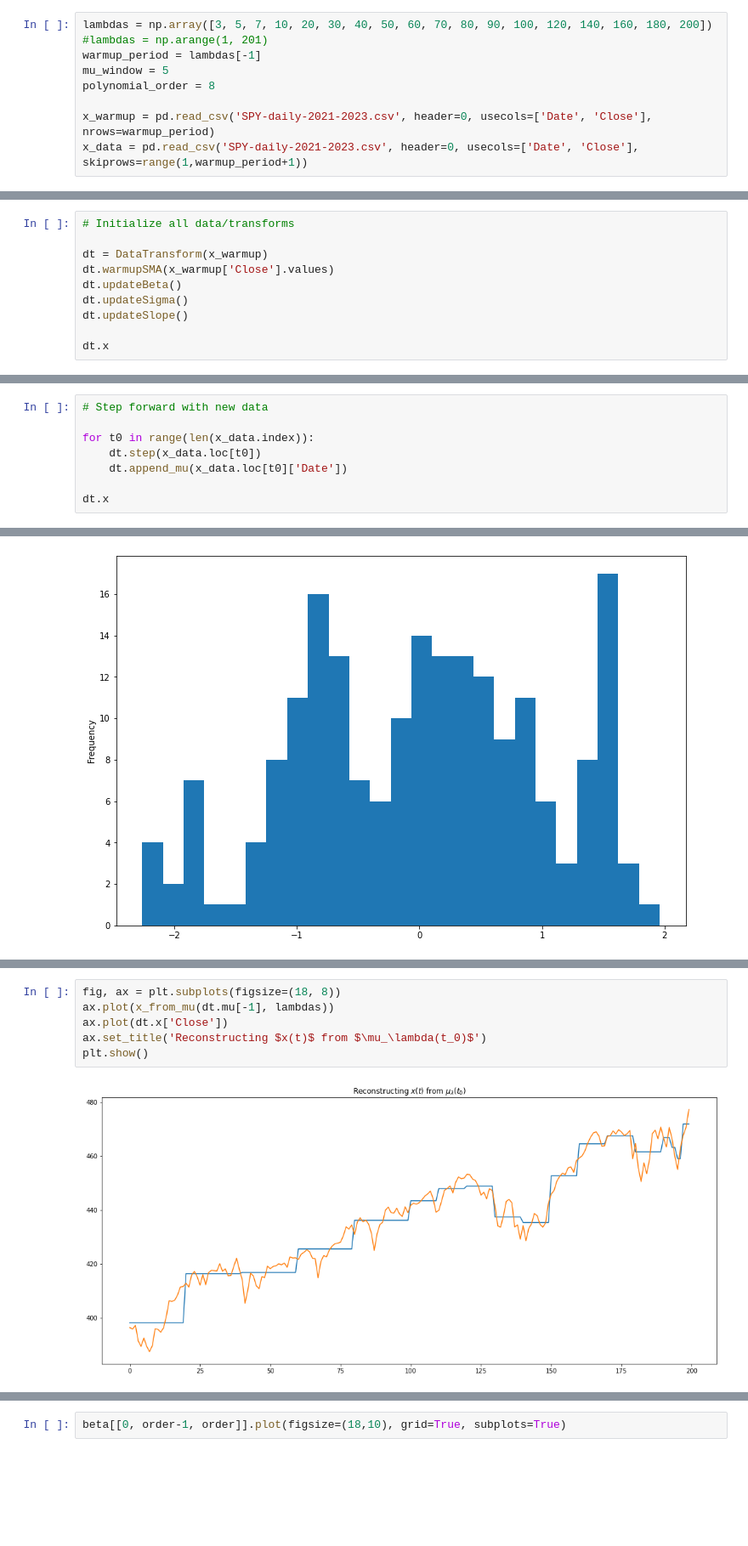
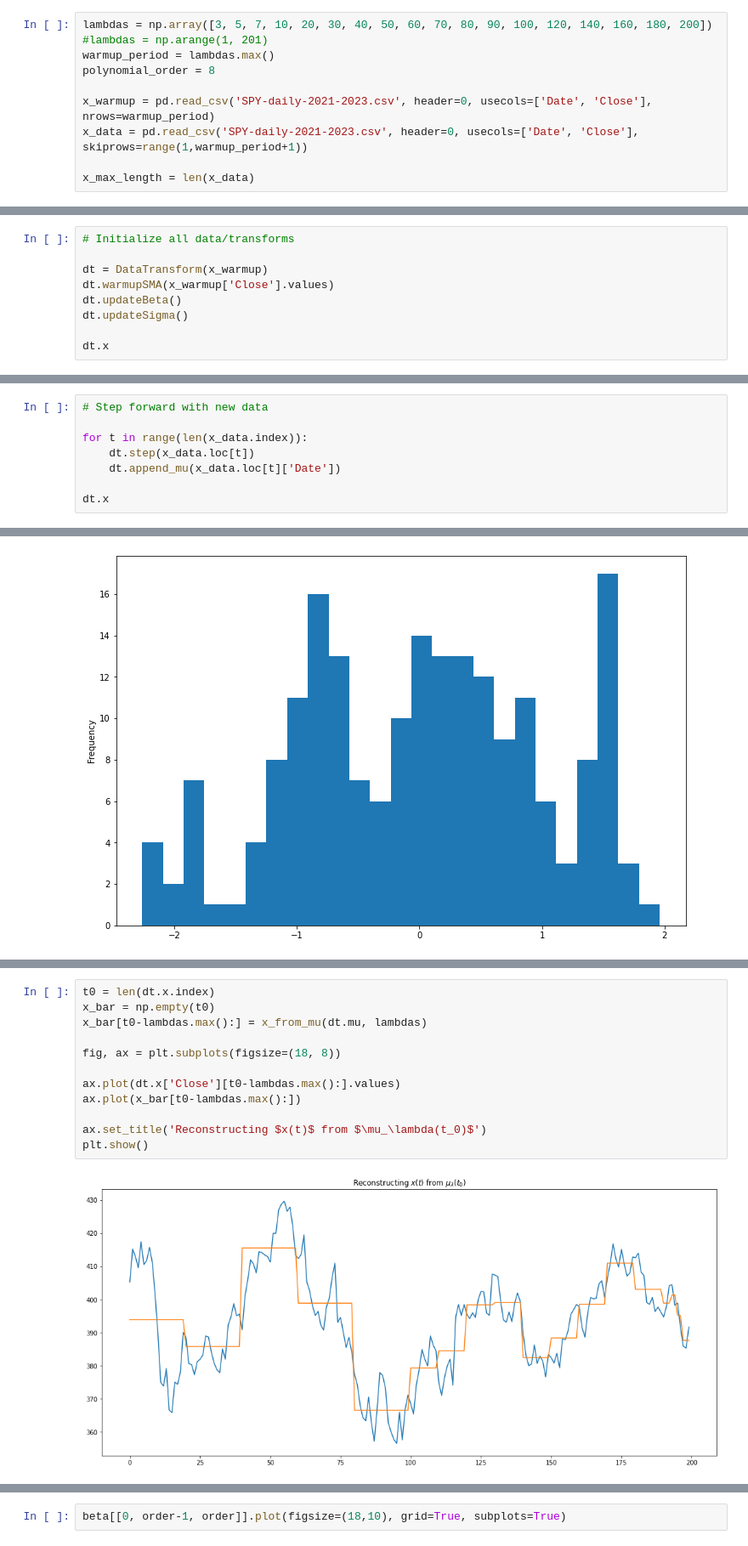
Before and after one commit to mroberts1137/Price-Data-Analysis, a Jupyter notebook: PriceDataAnalyzer-LiveRun.ipynb, the cells around one changed output, grey strips where cells are left out. Shown at 85% size. Drawn from its saved outputs; the diff is of its cells as text; blank space fills up the shorter version.

Commit message:
Improved dmu/dt which allowed for removing the mu_window

```diff
--- a/PriceDataAnalyzer-LiveRun.ipynb
+++ b/PriceDataAnalyzer-LiveRun.ipynb
@@ -12,12 +10,13 @@ import csv
 # %%
 lambdas = np.array([3, 5, 7, 10, 20, 30, 40, 50, 60, 70, 80, 90, 100, 120, 140, 160, 180, 200])
 #lambdas = np.arange(1, 201)
-warmup_period = lambdas[-1]
-mu_window = 5
+warmup_period = lambdas.max()
 polynomial_order = 8
 
 x_warmup = pd.read_csv('SPY-daily-2021-2023.csv', header=0, usecols=['Date', 'Close'], nrows=warmup_period)
 x_data = pd.read_csv('SPY-daily-2021-2023.csv', header=0, usecols=['Date', 'Close'], skiprows=range(1,warmup_period+1))
+
+x_max_length = len(x_data)
 # %%
 class DataTransform:
     def __init__(self, x_data):
@@ -174,7 +155,6 @@ dt = DataTransform(x_warmup)
 dt.warmupSMA(x_warmup['Close'].values)
 dt.updateBeta()
 dt.updateSigma()
-dt.updateSlope()
 
 dt.x
 # %% [output]
@@ -211,9 +191,9 @@ mu_df
 # %%
 # Step forward with new data
 
-for t0 in range(len(x_data.index)):
-    dt.step(x_data.loc[t0])
-    dt.append_mu(x_data.loc[t0]['Date'])
+for t in range(len(x_data.index)):
+    dt.step(x_data.loc[t])
+    dt.append_mu(x_data.loc[t]['Date'])
 
 dt.x
 # %% [output]
@@ -325,8 +295,14 @@ plt.show()
 # %%
+t0 = len(dt.x.index)
+x_bar = np.empty(t0)
+x_bar[t0-lambdas.max():] = x_from_mu(dt.mu, lambdas)
+
 fig, ax = plt.subplots(figsize=(18, 8))
-ax.plot(x_from_mu(dt.mu[-1], lambdas))
-ax.plot(dt.x['Close'])
+
+ax.plot(dt.x['Close'][t0-lambdas.max():].values)
+ax.plot(x_bar[t0-lambdas.max():])
+
 ax.set_title('Reconstructing $x(t)$ from $\mu_\lambda(t_0)$')
 plt.show()
 # %% [output]
-[figure, old version]
+[figure, new version]
```
Also changed, not shown: parts of 8 cells of this notebook.
